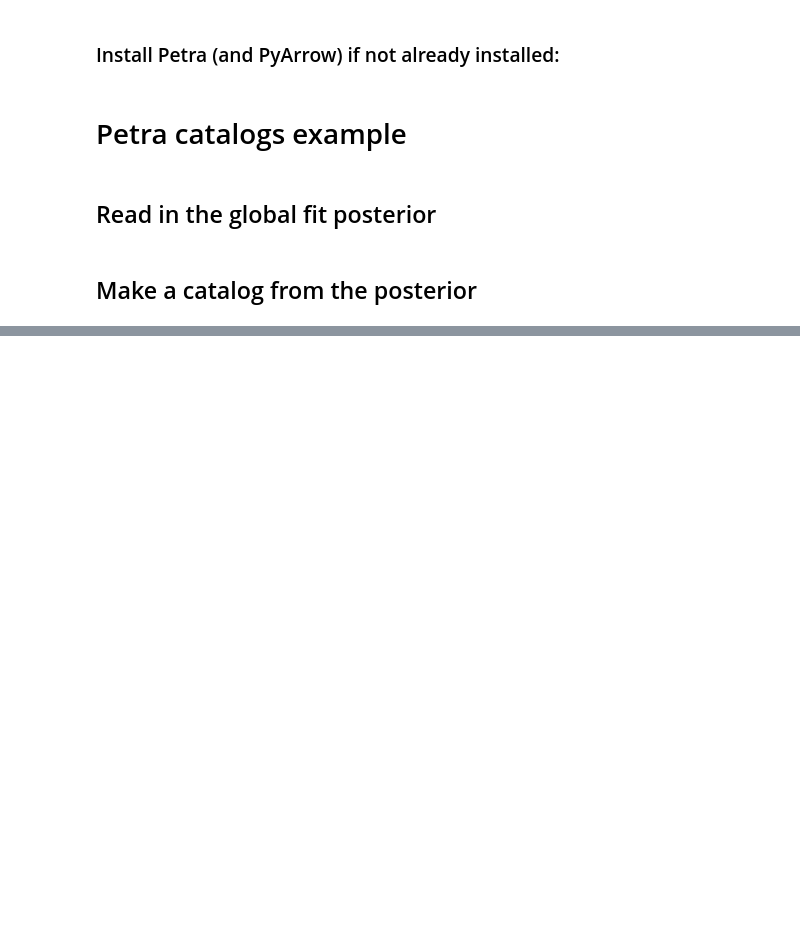
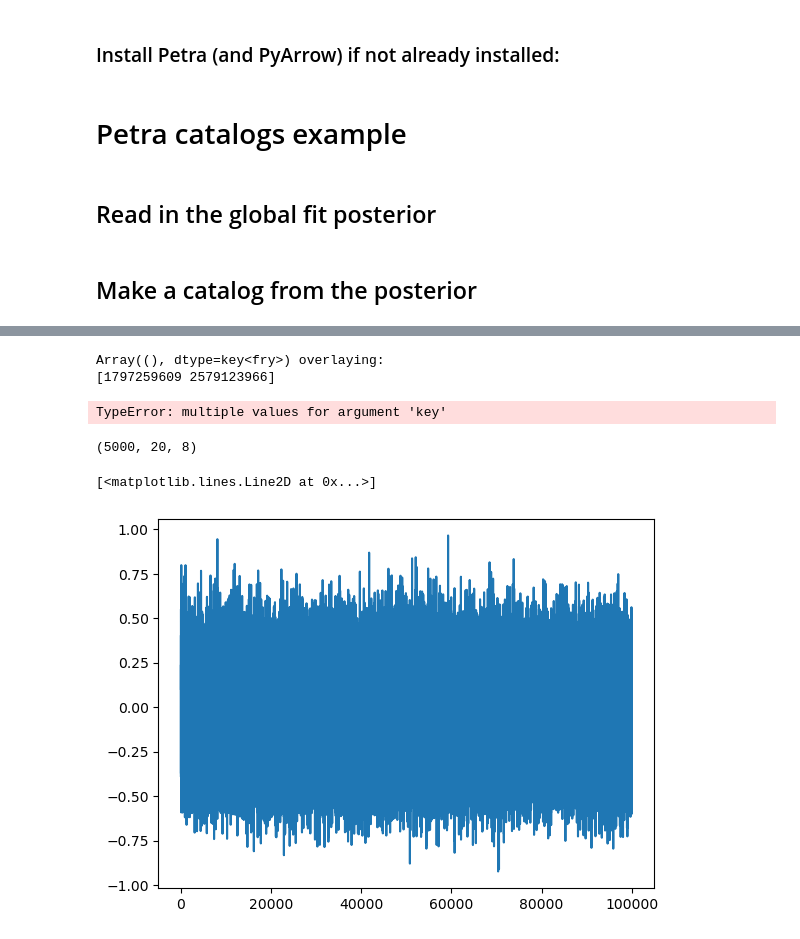
Before and after one commit to AaronDJohnson/petra_catalogs, a Jupyter notebook: example_notebooks/lisa_example.ipynb, the cells around one changed output, grey strips where cells are left out. Saved outputs shown, nothing was run; the diff lists cells and outputs as text; code cells hidden in the pictures; blank space fills up the shorter version.

```diff
--- a/example_notebooks/lisa_example.ipynb
+++ b/example_notebooks/lisa_example.ipynb
@@ -64,0 +72,60 @@ plt.show()
+# %%
+import jax.numpy as jnp
+import jax.random as jr
+import numpy as np
+from flowjax.flows import block_neural_autoregressive_flow
+from flowjax.distributions import StandardNormal
+from flowjax.train import fit_to_data
+from flowjax.train.losses import ElboLoss
+import matplotlib.pyplot as plt
+
+# Assume `chain_wout_nans` is your ndarray of shape (n_samples, dim)
+X = chain_wout_nans.astype(np.float64)
+x_jax = jnp.array(X)
+
+# 1. Initialize flow
+data_key, flow_key, train_key, sample_key = jr.split(jr.key(0), 4)
+
+dim = X.shape[1]
+flow = block_neural_autoregressive_flow(
+    key=flow_key,
+    base_dist=StandardNormal(shape=(dim,)),
+)
+
+# 2. Define ELBO loss
+elbo = ElboLoss(flow, num_samples=100)
+
+# 3. Fit to data
+trained_flow, losses = fit_to_data(
+    key=train_key,
+    dist=flow,
+    x=x_jax,
+    loss_fn=elbo,
+    learning_rate=5e-4,
+    max_epochs=300,
+)
+
+# 4. Plot training curve
+plt.plot(losses)
+plt.xlabel('Epoch')
+plt.ylabel('Negative ELBO')
+plt.show()
+
+# 5. Sample from trained flow
+n_draws = 1000
+samples = trained_flow.sample(sample_key, (n_draws,))
+# reshape back if needed, e.g. to (n_draws, n_sources, n_params_per_source)
+# flow_chain = np.array(samples).reshape(-1, n_sources, n_params_per_source)
+# %% [output]
+Array((), dtype=key<fry>) overlaying:
+[1797259609 2579123966]
+TypeError: multiple values for argument 'key'
+# %%
+flow_chain.shape
+# %% [output]
+(5000, 20, 8)
+# %%
+plt.plot(flow_chain[:, 0])
+# %% [output]
+[<matplotlib.lines.Line2D at 0x...>]
+[figure, added]
```
Also changed, not shown: parts of 8 cells of this notebook, 6 other files.
